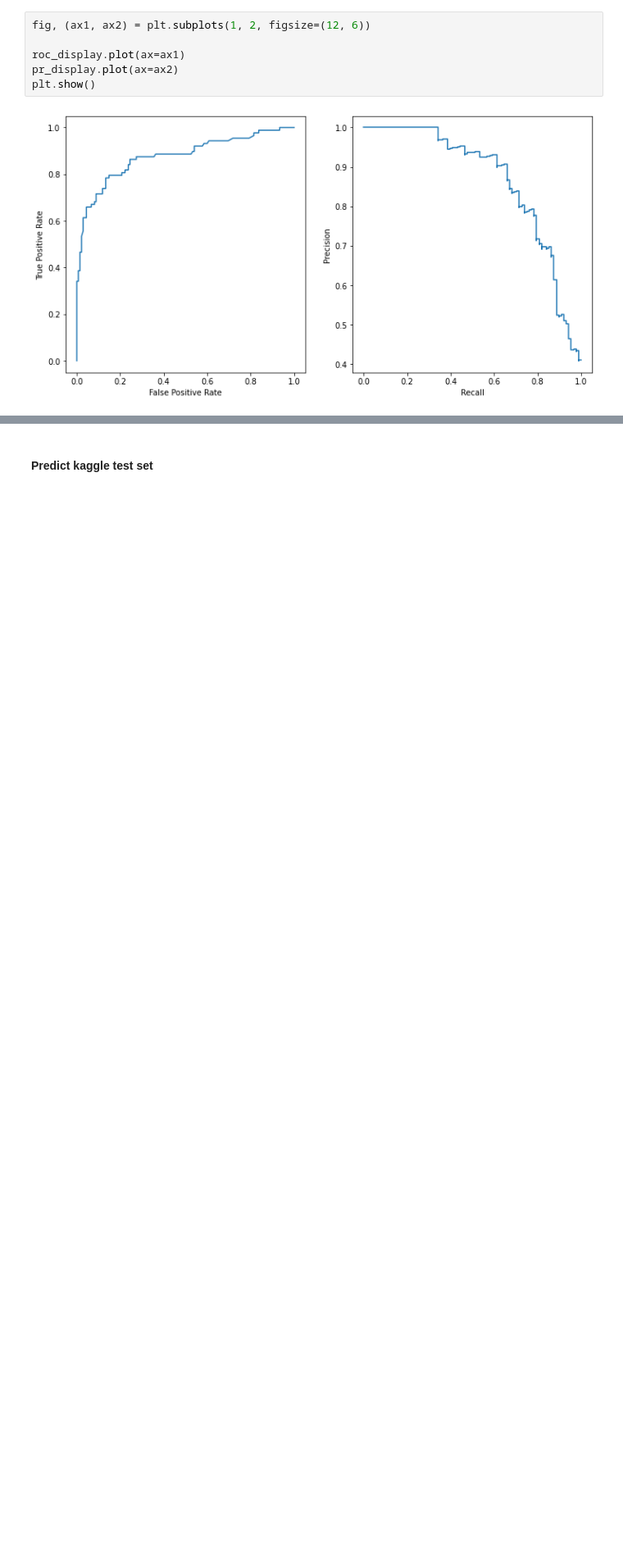
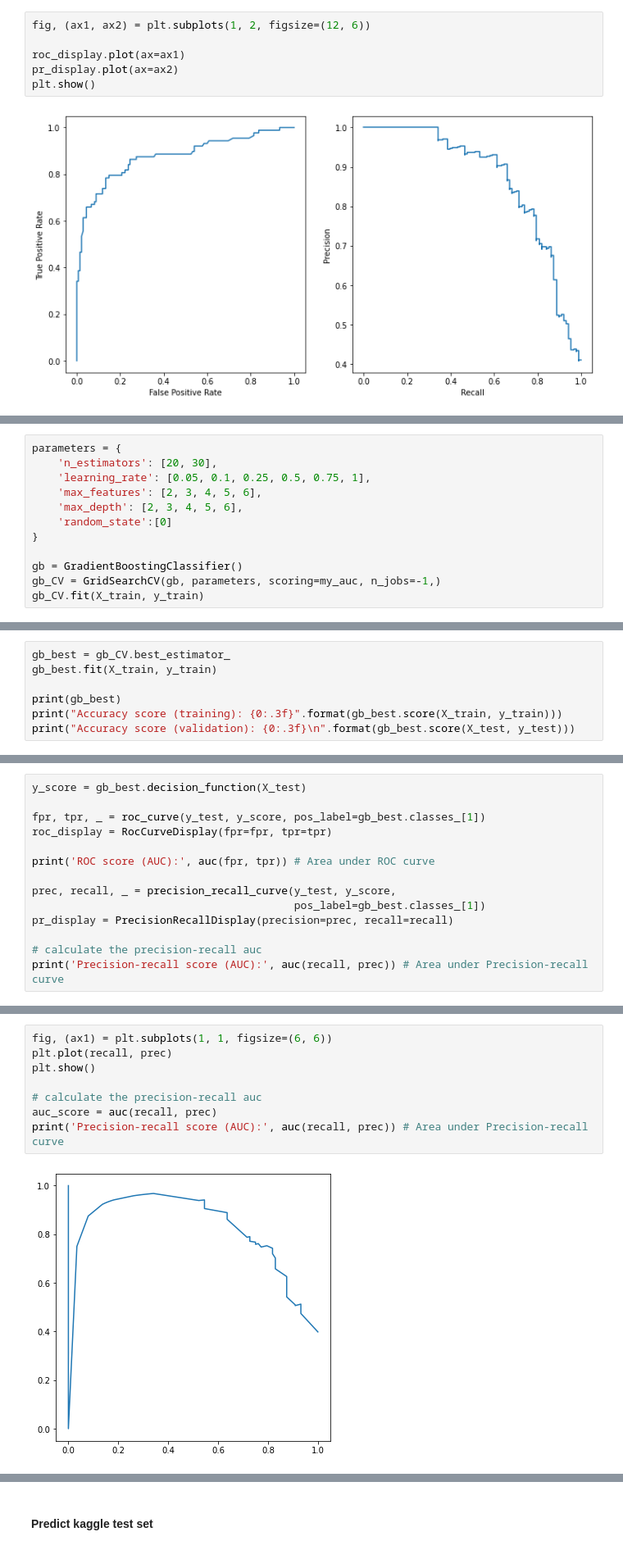
Before and after one commit to mendyhsu/Springboard, a Jupyter notebook: Unit14_5_Gradient_Boosting_Case_Study/Gradient Boosting Case Study.ipynb, the cells around one changed output, grey strips where cells are left out. Shown: that part at 82% size. Drawn from its saved outputs; the diff is of its cells as text; blank space fills up the shorter version.

```diff
--- a/Unit14_5_Gradient_Boosting_Case_Study/Gradient Boosting Case Study.ipynb
+++ b/Unit14_5_Gradient_Boosting_Case_Study/Gradient Boosting Case Study.ipynb
@@ -400,0 +438,12 @@ plt.show()
+# %%
+parameters = {
+    'n_estimators': [20, 30],
+    'learning_rate': [0.05, 0.1, 0.25, 0.5, 0.75, 1],
+    'max_features': [2, 3, 4, 5, 6],
+    'max_depth': [2, 3, 4, 5, 6],
+    'random_state':[0]
+}
+
+gb = GradientBoostingClassifier()
+gb_CV = GridSearchCV(gb, parameters, scoring=my_auc, n_jobs=-1,)
+gb_CV.fit(X_train, y_train)
@@ -400,0 +474,7 @@ plt.show()
+# %%
+gb_best = gb_CV.best_estimator_
+gb_best.fit(X_train, y_train)
+
+print(gb_best)
+print("Accuracy score (training): {0:.3f}".format(gb_best.score(X_train, y_train)))
+print("Accuracy score (validation): {0:.3f}\n".format(gb_best.score(X_test, y_test)))
@@ -400,0 +486,14 @@ plt.show()
+# %%
+y_score = gb_best.decision_function(X_test)
+
+fpr, tpr, _ = roc_curve(y_test, y_score, pos_label=gb_best.classes_[1])
+roc_display = RocCurveDisplay(fpr=fpr, tpr=tpr)
+
+print('ROC score (AUC):', auc(fpr, tpr)) # Area under ROC curve
+
+prec, recall, _ = precision_recall_curve(y_test, y_score,
+                                         pos_label=gb_best.classes_[1])
+pr_display = PrecisionRecallDisplay(precision=prec, recall=recall)
+
+# calculate the precision-recall auc
+print('Precision-recall score (AUC):', auc(recall, prec)) # Area under Precision-recall curve
@@ -400,0 +503,10 @@ plt.show()
+# %%
+fig, (ax1) = plt.subplots(1, 1, figsize=(6, 6))
+plt.plot(recall, prec)
+plt.show()
+
+# calculate the precision-recall auc
+auc_score = auc(recall, prec)
+print('Precision-recall score (AUC):', auc(recall, prec)) # Area under Precision-recall curve
+# %% [output]
+[figure, added]
```
Also changed, not shown: parts of 10 cells of this notebook, 1 other file.
